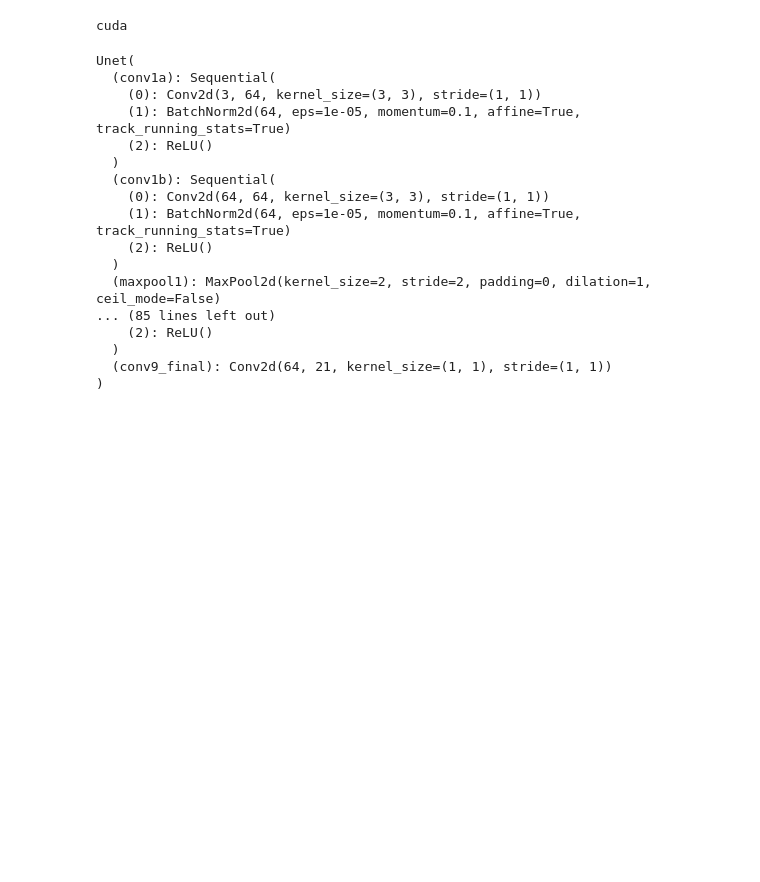
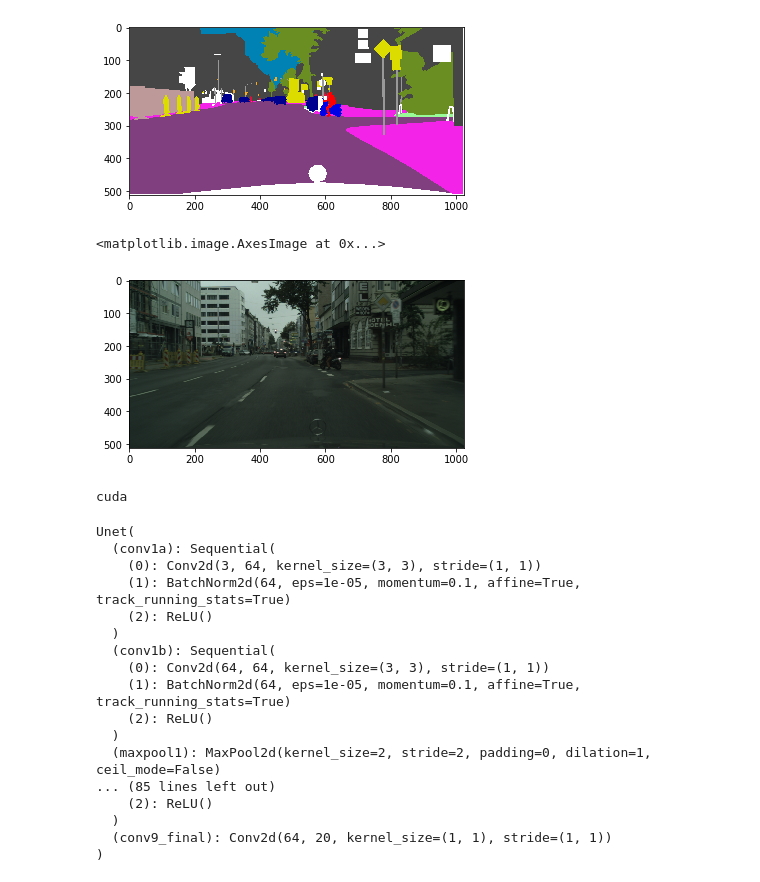
Before and after one commit to Regressionist/Semantic-Segmentation-UNet, a Jupyter notebook: eval.ipynb, the cells around one changed output. Cells and saved outputs as stored; diff of their text form; code cells hidden in the pictures; blank space fills up the shorter version.

Commit message:
updating train and eval

```diff
--- a/eval.ipynb
+++ b/eval.ipynb
@@ -18,8 +18,17 @@ from unet_model import Unet
 dic=Dicts()
 train_files,val_files=dic.get_dicts()
 # %%
-train_dataset=PlacesDataset(train_files,augment=10,normalize_augment=False, transforms=True)
+train_dataset=PlacesDataset(train_files,augment=10, transforms=True)
 test_dataset=PlacesDataset(val_files,augment=10,transforms=True)
+# %%
+img,label,mask=train_dataset[140]
+plt.imshow(train_dataset.decode_segmap(label.numpy()))
+plt.show()
+plt.imshow(img.numpy().transpose(1,2,0)[:,:,::-1])
+# %% [output]
+[figure, added]
+<matplotlib.image.AxesImage at 0x...>
+[figure, added]
 # %%
 test_loader = torch.utils.data.DataLoader(test_dataset,batch_size=1)
 # %%
@@ -54,12 +62,12 @@ def test_IoU(input_image,target_image):
         loss=test_loss_function(output_image,target_image)
         return loss
 # %%
-checkpoint = torch.load('model.pth')
+checkpoint = torch.load('saved/model_fl.pth')
 unet.load_state_dict(checkpoint['model_state_dict'])
 batch = checkpoint['epoch']
 tl = checkpoint['tl']
 vl = checkpoint['vl']
-unet.eval()
+unet.train()
 # %% [output]
 Unet(
   (conv1a): Sequential(
@@ -76,7 +84,7 @@ Unet(
 ... (85 lines left out)
     (2): ReLU()
   )
-  (conv9_final): Conv2d(64, 21, kernel_size=(1, 1), stride=(1, 1))
+  (conv9_final): Conv2d(64, 20, kernel_size=(1, 1), stride=(1, 1))
 )
 # %%
 loss_test=0
```
Also changed, not shown: parts of 4 cells of this notebook, 2 other files.
